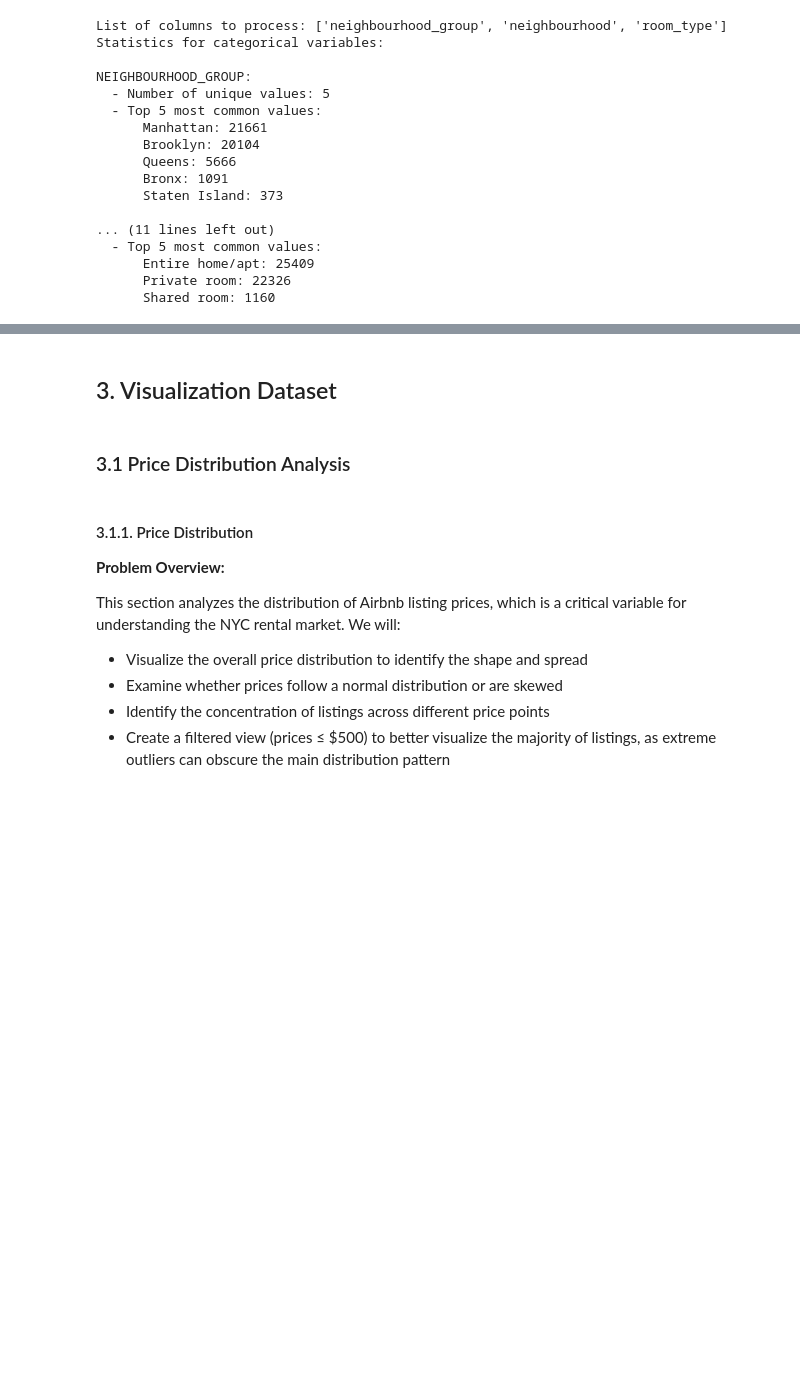
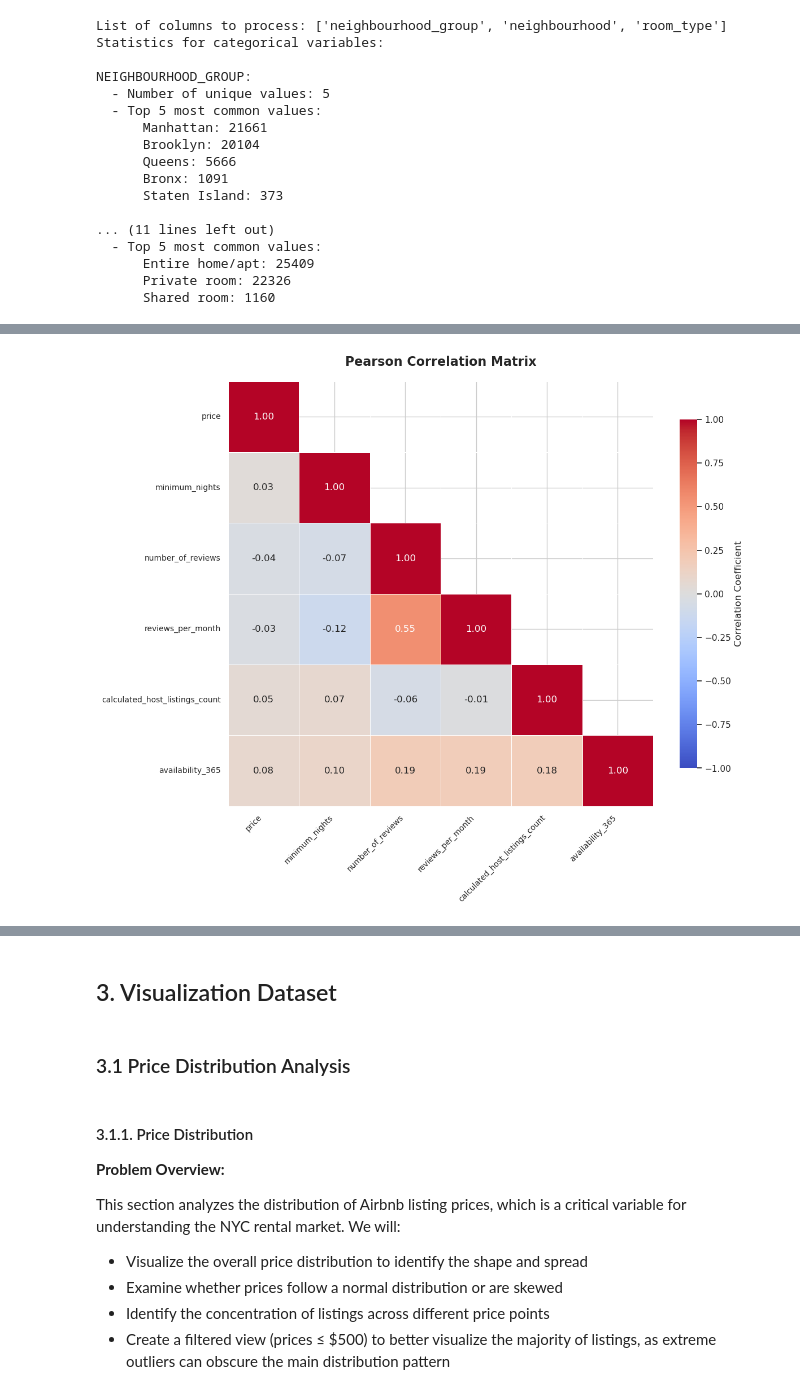
Before and after one commit to Shinoaki0145/P4DS, a Jupyter notebook: L2/notebooks/01_data_exploration.ipynb, the cells around one changed output, grey strips where cells are left out. Cells and saved outputs as stored; diff of their text form; code cells hidden in the pictures; blank space fills up the shorter version.

```diff
--- a/L2/notebooks/01_data_exploration.ipynb
+++ b/L2/notebooks/01_data_exploration.ipynb
@@ -250,0 +272,85 @@ The statistics reveal a diverse marketplace with concentration in popular areas
+# %%
+def pearson_correlation(x, y):
+    """Calculate Pearson correlation coefficient with Welford's algorithm"""
+    n = len(x)
+
+    # Calculate mean with Welford's algorithm
+    mean_x = np.float64(0.0)
+    mean_y = np.float64(0.0)
+
+    for i in range(n):
+        mean_x += (x[i] - mean_x) / (i + 1)
+        mean_y += (y[i] - mean_y) / (i + 1)
+
+    # Calculate covariance and variance
+    cov_xy = np.float64(0.0)
+    var_x = np.float64(0.0)
+    var_y = np.float64(0.0)
+
+    for i in range(n):
+        dx = x[i] - mean_x
+        dy = y[i] - mean_y
+        cov_xy += dx * dy
+        var_x += dx * dx
+        var_y += dy * dy
+
+    cov_xy /= n
+    var_x /= n
+    var_y /= n
+
+    # Calculate correlation
+    denom = np.sqrt(var_x * var_y)
+    if denom == 0:
+        return 0.0
+
+    r = cov_xy / denom
+    r = np.clip(r, -1.0, 1.0)  # Ensure r ∈ [-1, 1]
+
+    return r
+
+# Select numeric columns for analysis
+corr_columns = ['price', 'minimum_nights', 'number_of_reviews',
+                'reviews_per_month', 'calculated_host_listings_count', 'availability_365']
+
+numeric_data_list = []
+valid_columns = []
+
+for col in corr_columns:
+    if col in column_names:
+        col_idx = np.where(column_names == col)[0][0]
+        col_values = data[:, col_idx]
+
+        numeric_vals = []
+        for val in col_values:
+            if val != '':
+                try:
+                    numeric_vals.append(float(val))
+                except:
+                    numeric_vals.append(np.nan)
+            else:
+                numeric_vals.append(np.nan)
+
+        numeric_data_list.append(numeric_vals)
+        valid_columns.append(col)
+
+# Stack into 2D matrix
+numeric_matrix = np.column_stack(numeric_data_list)
+
+# Remove rows with NaN
+mask = ~np.isnan(numeric_matrix).any(axis=1)
+corr_data_clean = numeric_matrix[mask]
+
+print(f"\nCorrelation analysis for {len(valid_columns)} variables")
+print(f"Using {corr_data_clean.shape[0]:,} observations\n")
+
+# Calculate correlation matrix
+n_vars = len(valid_columns)
+corr_matrix = np.zeros((n_vars, n_vars))
+
+for i in range(n_vars):
+    for j in range(n_vars):
+        corr_matrix[i, j] = pearson_correlation(corr_data_clean[:, i],
+                                                 corr_data_clean[:, j])
+
+plot_correlation_heatmap(corr_matrix, valid_columns, 'Pearson Correlation Matrix')
+# %% [output]
@@ -250,0 +359 @@ The statistics reveal a diverse marketplace with concentration in popular areas
+[figure, added]
```
Also changed, not shown: parts of 28 cells of this notebook, 5 other files.
